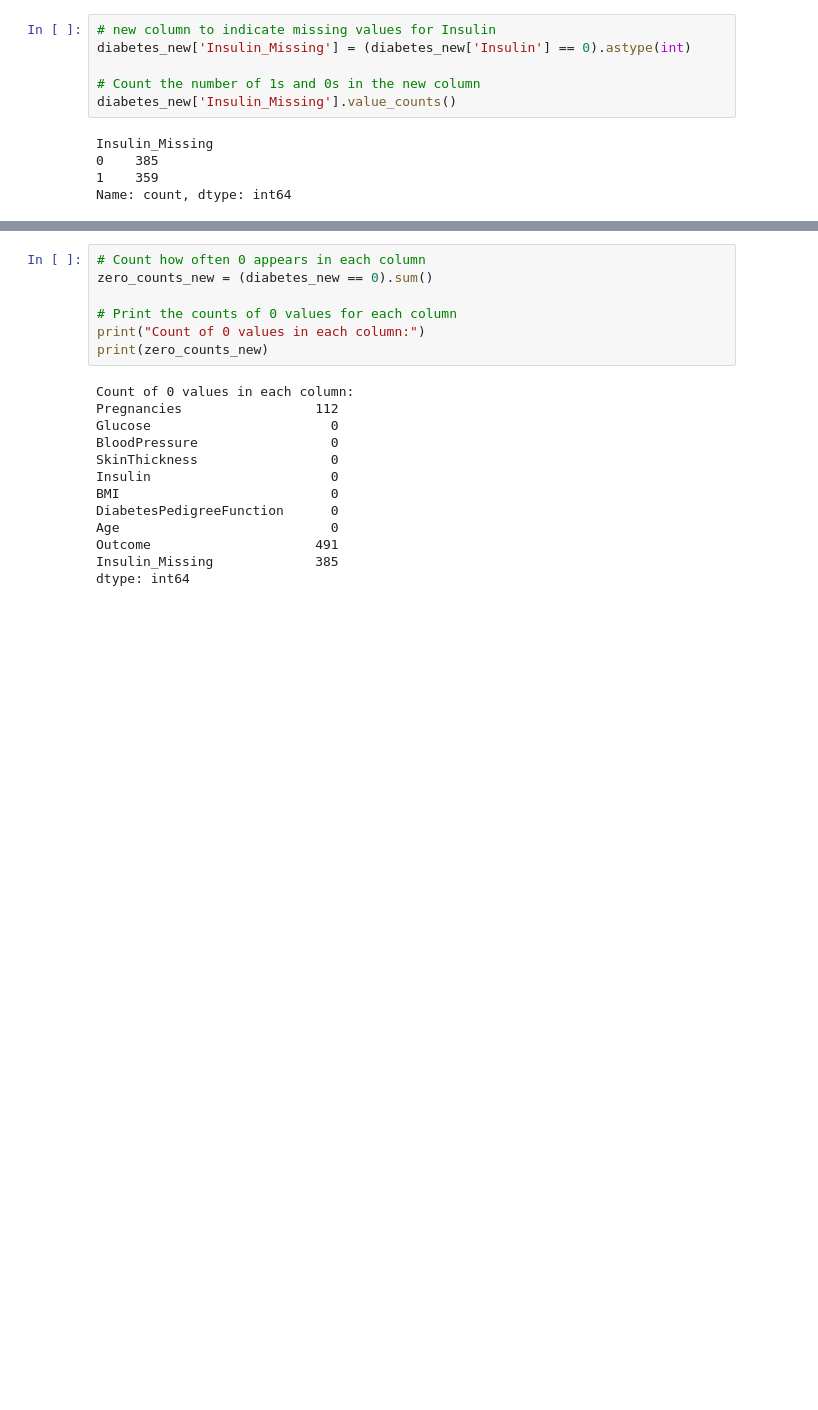
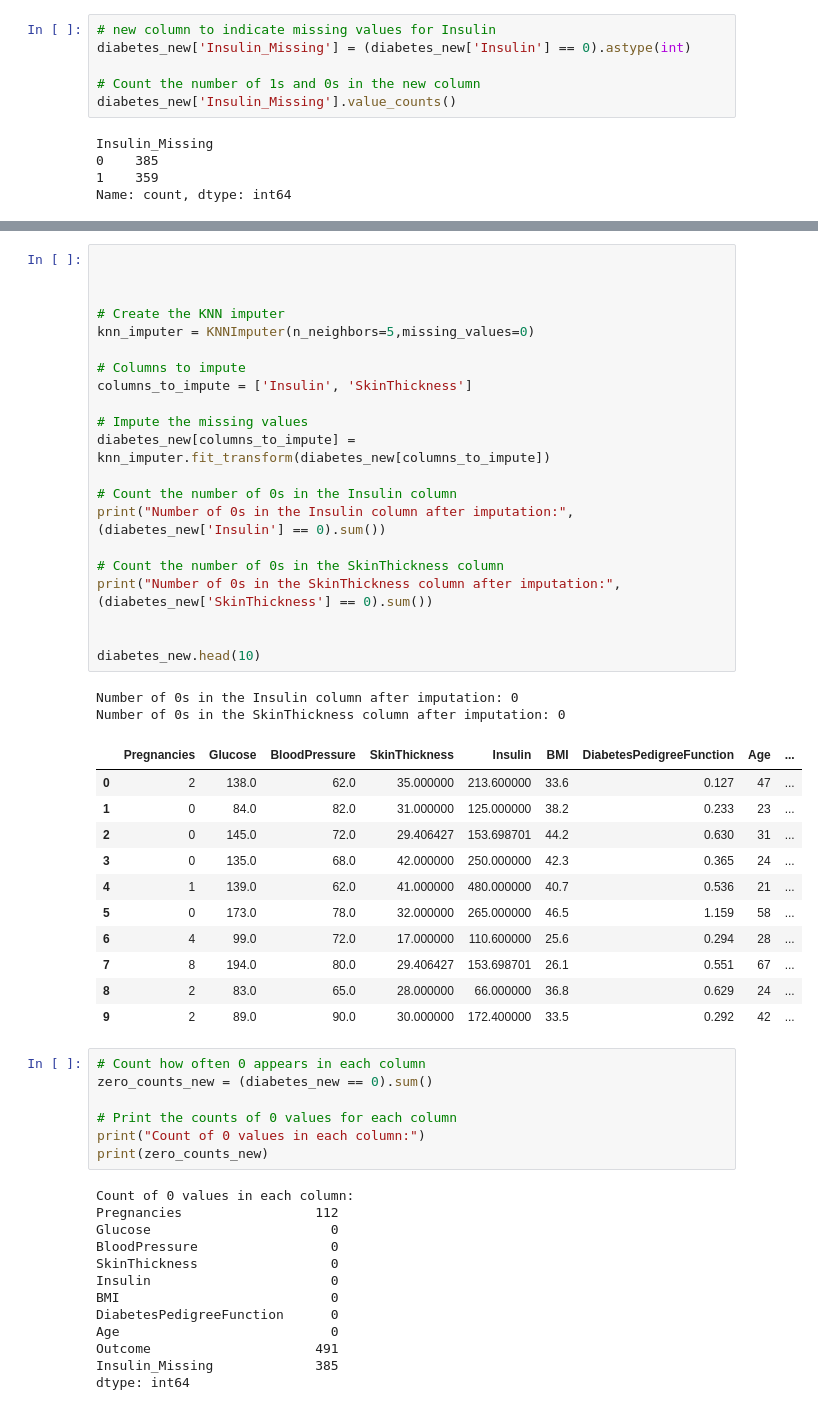
Before and after one commit to chrigorion/ML_reichch4, a Jupyter notebook: project/MaLe-AD23-HS24 - Project template.ipynb, the cells around one changed output, grey strips where cells are left out. Drawn from its saved outputs; the diff is of its cells as text; blank space fills up the shorter version.

```diff
--- a/project/MaLe-AD23-HS24 - Project template.ipynb
+++ b/project/MaLe-AD23-HS24 - Project template.ipynb
@@ -336,3 +337,38 @@ diabetes_new.head(5)
+# %%
+
+
+
+# Create the KNN imputer
+knn_imputer = KNNImputer(n_neighbors=5,missing_values=0)
+
+# Columns to impute
+columns_to_impute = ['Insulin', 'SkinThickness']
+
+# Impute the missing values
+diabetes_new[columns_to_impute] = knn_imputer.fit_transform(diabetes_new[columns_to_impute])
+
+# Count the number of 0s in the Insulin column
+print("Number of 0s in the Insulin column after imputation:", (diabetes_new['Insulin'] == 0).sum())
+
+# Count the number of 0s in the SkinThickness column
+print("Number of 0s in the SkinThickness column after imputation:", (diabetes_new['SkinThickness'] == 0).sum())
+
+
+diabetes_new.head(10)
+# %% [output]
+Number of 0s in the Insulin column after imputation: 0
+Number of 0s in the SkinThickness column after imputation: 0
+|  | Pregnancies | Glucose | BloodPressure | SkinThickness | Insulin | BMI | DiabetesPedigreeFunction | Age | ... |
+| 0 | 2 | 138.0 | 62.0 | 35.000000 | 213.600000 | 33.6 | 0.127 | 47 | ... |
+| 1 | 0 | 84.0 | 82.0 | 31.000000 | 125.000000 | 38.2 | 0.233 | 23 | ... |
+| 2 | 0 | 145.0 | 72.0 | 29.406427 | 153.698701 | 44.2 | 0.630 | 31 | ... |
+| 3 | 0 | 135.0 | 68.0 | 42.000000 | 250.000000 | 42.3 | 0.365 | 24 | ... |
+| 4 | 1 | 139.0 | 62.0 | 41.000000 | 480.000000 | 40.7 | 0.536 | 21 | ... |
+| 5 | 0 | 173.0 | 78.0 | 32.000000 | 265.000000 | 46.5 | 1.159 | 58 | ... |
+| 6 | 4 | 99.0 | 72.0 | 17.000000 | 110.600000 | 25.6 | 0.294 | 28 | ... |
+| 7 | 8 | 194.0 | 80.0 | 29.406427 | 153.698701 | 26.1 | 0.551 | 67 | ... |
+| 8 | 2 | 83.0 | 65.0 | 28.000000 | 66.000000 | 36.8 | 0.629 | 24 | ... |
+| 9 | 2 | 89.0 | 90.0 | 30.000000 | 172.400000 | 33.5 | 0.292 | 42 | ... |
 # %%
 # Count how often 0 appears in each column
 zero_counts_new = (diabetes_new == 0).sum()
```
Also changed, not shown: parts of 6 cells of this notebook.
